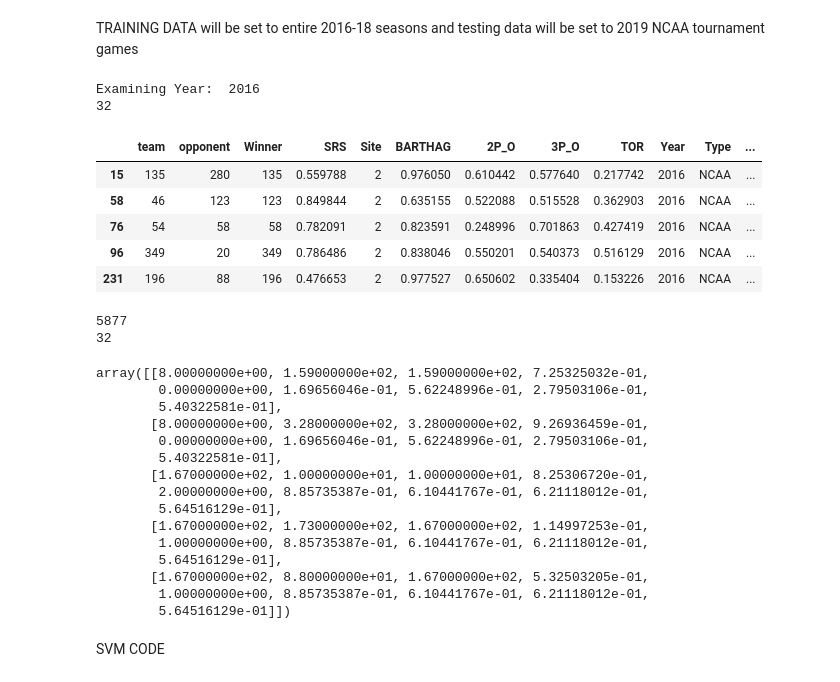
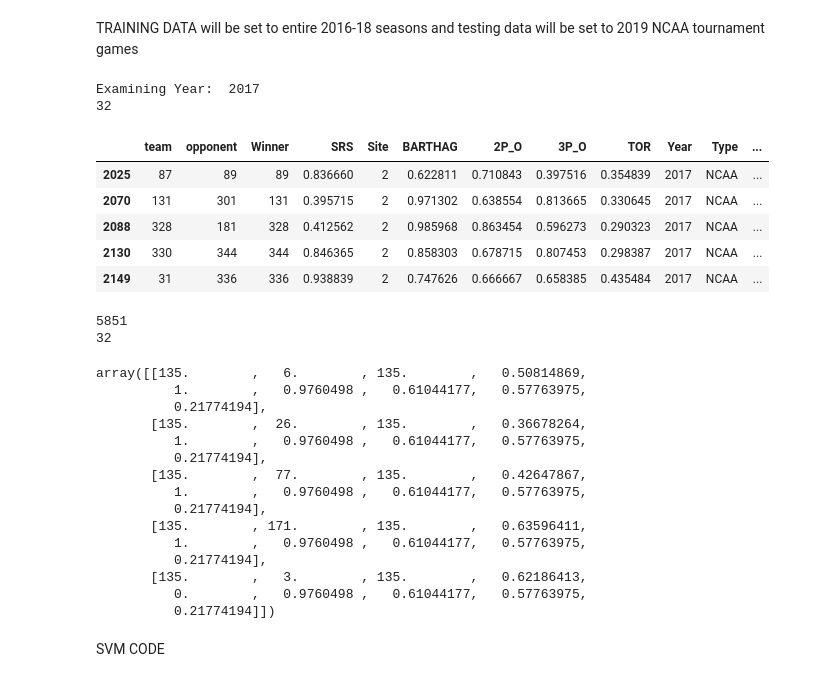
Before and after one commit to ktian9/svm-cs490, a Jupyter notebook: svm_notebook_v2.ipynb, the cells around one changed output. Cells and saved outputs as stored; diff of their text form; code cells hidden in the pictures.

```diff
--- a/svm_notebook_v2.ipynb
+++ b/svm_notebook_v2.ipynb
@@ -220,7 +220,7 @@ Extract any features that have high correlation.
 TRAINING DATA will be set to entire 2016-18 seasons and testing data will be set to 2019 NCAA tournament games
 # %%
 
-year_to_examine = 2016
+year_to_examine = 2017
 restrict_to_first_round = True
 
 
@@ -234,39 +234,39 @@ testing_set = converted_season.loc[(converted_season["Year"] == year_to_examine)
 # 2019-03-21 | 2019-03-22
 
 ### 2018
 # 2018-03-15 | 2018-03-16
 
 ### 2017
 # 2017-03-16 | 2017-03-17
 
 ### 2016
 # 2016-03-17 | 2016-03-18
 
 dates = {"2019": ("2019-03-21", "2019-03-22"),
          "2018": ("2018-03-15", "2018-03-16"),
          "2017": ("2017-03-16", "2017-03-17"),
          "2016": ("2016-03-17", "2016-03-18")}
 
 
 if (restrict_to_first_round == True):
     date_tuple = dates[str(year_to_examine)]
     print("Examining Year: ", year_to_examine)
     testing_set = testing_set.loc[(testing_set["Date"] == date_tuple[0]) | (testing_set["Date"] == date_tuple[1])]
 
 
 
 print(len(testing_set))
 
 testing_set.head()
 # %% [output]
-Examining Year:  2016
+Examining Year:  2017
 32
 |  | team | opponent | Winner | SRS | Site | BARTHAG | 2P_O | 3P_O | TOR | Year | Type | ... |
-| 15 | 135 | 280 | 135 | 0.559788 | 2 | 0.976050 | 0.610442 | 0.577640 | 0.217742 | 2016 | NCAA | ... |
-| 58 | 46 | 123 | 123 | 0.849844 | 2 | 0.635155 | 0.522088 | 0.515528 | 0.362903 | 2016 | NCAA | ... |
-| 76 | 54 | 58 | 58 | 0.782091 | 2 | 0.823591 | 0.248996 | 0.701863 | 0.427419 | 2016 | NCAA | ... |
-| 96 | 349 | 20 | 349 | 0.786486 | 2 | 0.838046 | 0.550201 | 0.540373 | 0.516129 | 2016 | NCAA | ... |
-| 231 | 196 | 88 | 196 | 0.476653 | 2 | 0.977527 | 0.650602 | 0.335404 | 0.153226 | 2016 | NCAA | ... |
+| 2025 | 87 | 89 | 89 | 0.836660 | 2 | 0.622811 | 0.710843 | 0.397516 | 0.354839 | 2017 | NCAA | ... |
+| 2070 | 131 | 301 | 131 | 0.395715 | 2 | 0.971302 | 0.638554 | 0.813665 | 0.330645 | 2017 | NCAA | ... |
+| 2088 | 328 | 181 | 328 | 0.412562 | 2 | 0.985968 | 0.863454 | 0.596273 | 0.290323 | 2017 | NCAA | ... |
+| 2130 | 330 | 344 | 344 | 0.846365 | 2 | 0.858303 | 0.678715 | 0.807453 | 0.298387 | 2017 | NCAA | ... |
+| 2149 | 31 | 336 | 336 | 0.938839 | 2 | 0.747626 | 0.666667 | 0.658385 | 0.435484 | 2017 | NCAA | ... |
 # %%
 training_set = training_set.drop(["Year", "Type", "Date"], axis=1) #drop year and type as they are not used for predictions only for data selection
 testing_set = testing_set.drop(["Year", "Type", "Date"], axis=1)
@@ -282,23 +282,23 @@ print(len(X_train))
 print(len(X_test))
 X_train[:5]
 # %% [output]
-5877
+5851
 32
-array([[8.00000000e+00, 1.59000000e+02, 1.59000000e+02, 7.25325032e-01,
-        0.00000000e+00, 1.69656046e-01, 5.62248996e-01, 2.79503106e-01,
-        5.40322581e-01],
-       [8.00000000e+00, 3.28000000e+02, 3.28000000e+02, 9.26936459e-01,
-        0.00000000e+00, 1.69656046e-01, 5.62248996e-01, 2.79503106e-01,
-        5.40322581e-01],
-       [1.67000000e+02, 1.00000000e+01, 1.00000000e+01, 8.25306720e-01,
-        2.00000000e+00, 8.85735387e-01, 6.10441767e-01, 6.21118012e-01,
-        5.64516129e-01],
-       [1.67000000e+02, 1.73000000e+02, 1.67000000e+02, 1.14997253e-01,
-        1.00000000e+00, 8.85735387e-01, 6.10441767e-01, 6.21118012e-01,
-        5.64516129e-01],
-       [1.67000000e+02, 8.80000000e+01, 1.67000000e+02, 5.32503205e-01,
-        1.00000000e+00, 8.85735387e-01, 6.10441767e-01, 6.21118012e-01,
-        5.64516129e-01]])
+array([[135.        ,   6.        , 135.        ,   0.50814869,
+          1.        ,   0.9760498 ,   0.61044177,   0.57763975,
+          0.21774194],
+       [135.        ,  26.        , 135.        ,   0.36678264,
+          1.        ,   0.9760498 ,   0.61044177,   0.57763975,
+          0.21774194],
+       [135.        ,  77.        , 135.        ,   0.42647867,
+          1.        ,   0.9760498 ,   0.61044177,   0.57763975,
+          0.21774194],
+       [135.        , 171.        , 135.        ,   0.63596411,
+          1.        ,   0.9760498 ,   0.61044177,   0.57763975,
+          0.21774194],
+       [135.        ,   3.        , 135.        ,   0.62186413,
+          0.        ,   0.9760498 ,   0.61044177,   0.57763975,
+          0.21774194]])
 # %%
 Y_train=training_set["team_game_win"].values
 Y_test = testing_set["team_game_win"].values
```
Also changed, not shown: parts of 10 cells of this notebook.
